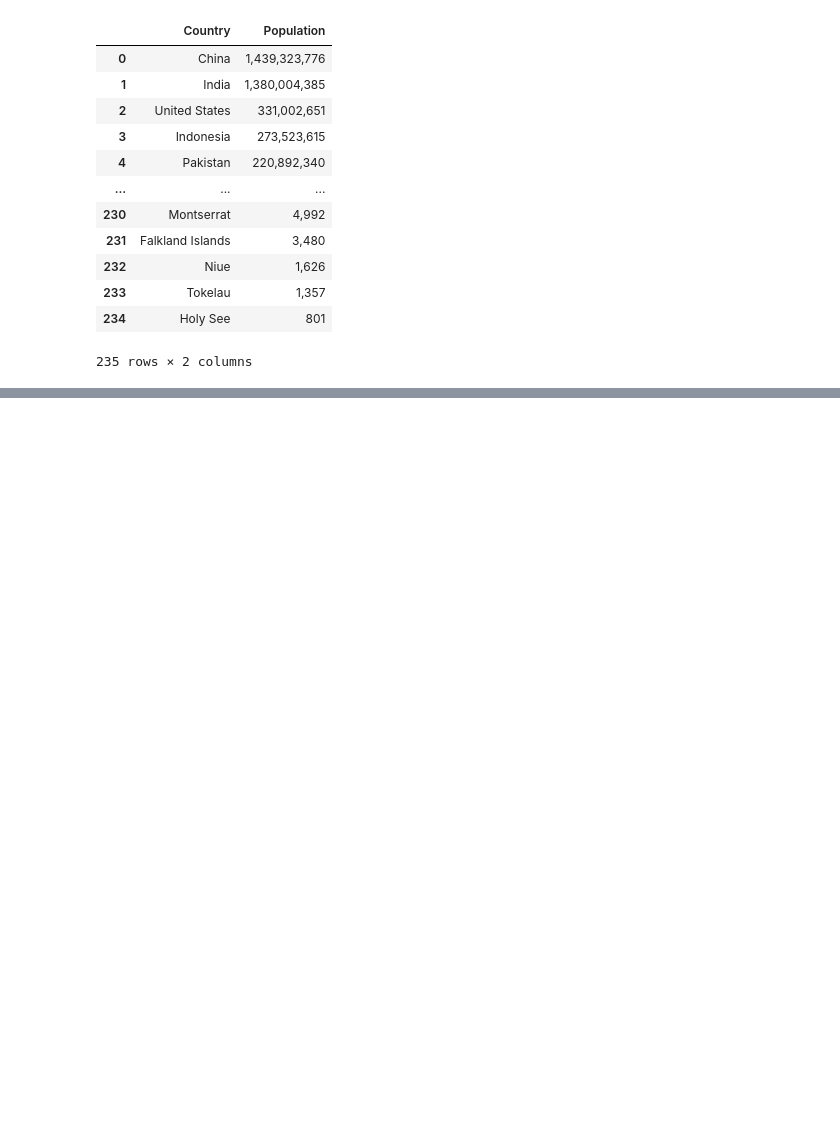
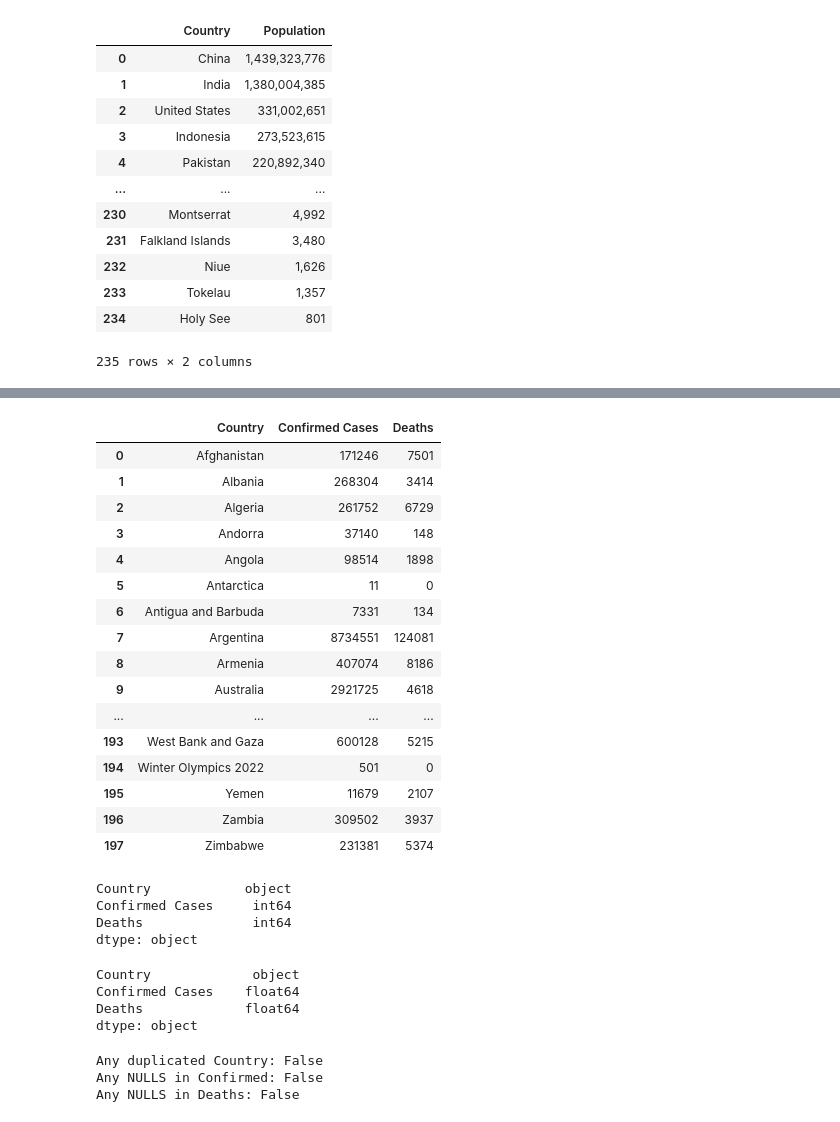
Before and after one commit to atabbalat/DSC540, a Jupyter notebook: Term Project/Term_Project_AbedTabbalat.ipynb, the cells around one changed output, grey strips where cells are left out. Drawn from its saved outputs; the diff is of its cells as text; code cells hidden in the pictures; blank space fills up the shorter version.

```diff
--- a/Term Project/Term_Project_AbedTabbalat.ipynb
+++ b/Term Project/Term_Project_AbedTabbalat.ipynb
@@ -289,0 +404,50 @@ df_web_1
+# %%
+# Renaming the columns
+df_api.columns = ['Country', 'Confirmed Cases', 'Deaths']
+df_api
+# %% [output]
+|  | Country | Confirmed Cases | Deaths |
+| 0 | Afghanistan | 171246 | 7501 |
+| 1 | Albania | 268304 | 3414 |
+| 2 | Algeria | 261752 | 6729 |
+| 3 | Andorra | 37140 | 148 |
+| 4 | Angola | 98514 | 1898 |
+| 5 | Antarctica | 11 | 0 |
+| 6 | Antigua and Barbuda | 7331 | 134 |
+| 7 | Argentina | 8734551 | 124081 |
+| 8 | Armenia | 407074 | 8186 |
+| 9 | Australia | 2921725 | 4618 |
+| ... | ... | ... | ... |
+| 193 | West Bank and Gaza | 600128 | 5215 |
+| 194 | Winter Olympics 2022 | 501 | 0 |
+| 195 | Yemen | 11679 | 2107 |
+| 196 | Zambia | 309502 | 3937 |
+| 197 | Zimbabwe | 231381 | 5374 |
+# %%
+# Checking for column types
+df_api.dtypes
+# %% [output]
+Country            object
+Confirmed Cases     int64
+Deaths              int64
+dtype: object
+# %%
+# Converting Confirmed Cases and Deaths to float
+df_api = df_api.astype({'Confirmed Cases' : 'float64', 'Deaths' : 'float64'})
+df_api.dtypes
+# %% [output]
+Country             object
+Confirmed Cases    float64
+Deaths             float64
+dtype: object
+# %%
+# Performing a Nan check and duplicate check
+# Checking for NaNs and Duplicates
+print(f'Any duplicated Country: {any(df_api.duplicated())}')
+print(f'Any NULLS in Confirmed: {df_api["Confirmed Cases"].isnull().values.any()}')
+print(f'Any NULLS in Deaths: {df_api["Deaths"].isnull().values.any()}')
+# Result shows no duplicates nor NaNs
+# %% [output]
+Any duplicated Country: False
+Any NULLS in Confirmed: False
+Any NULLS in Deaths: False
```
Also changed, not shown: parts of 11 cells of this notebook.
